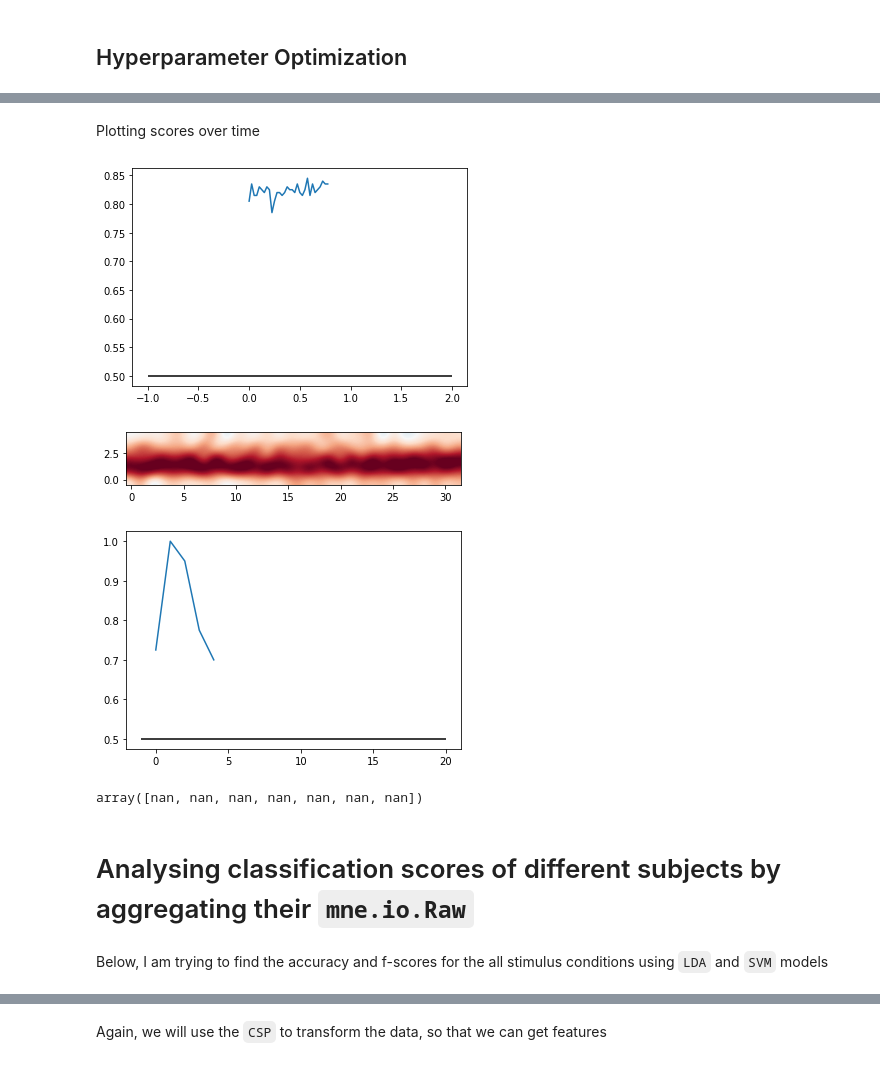
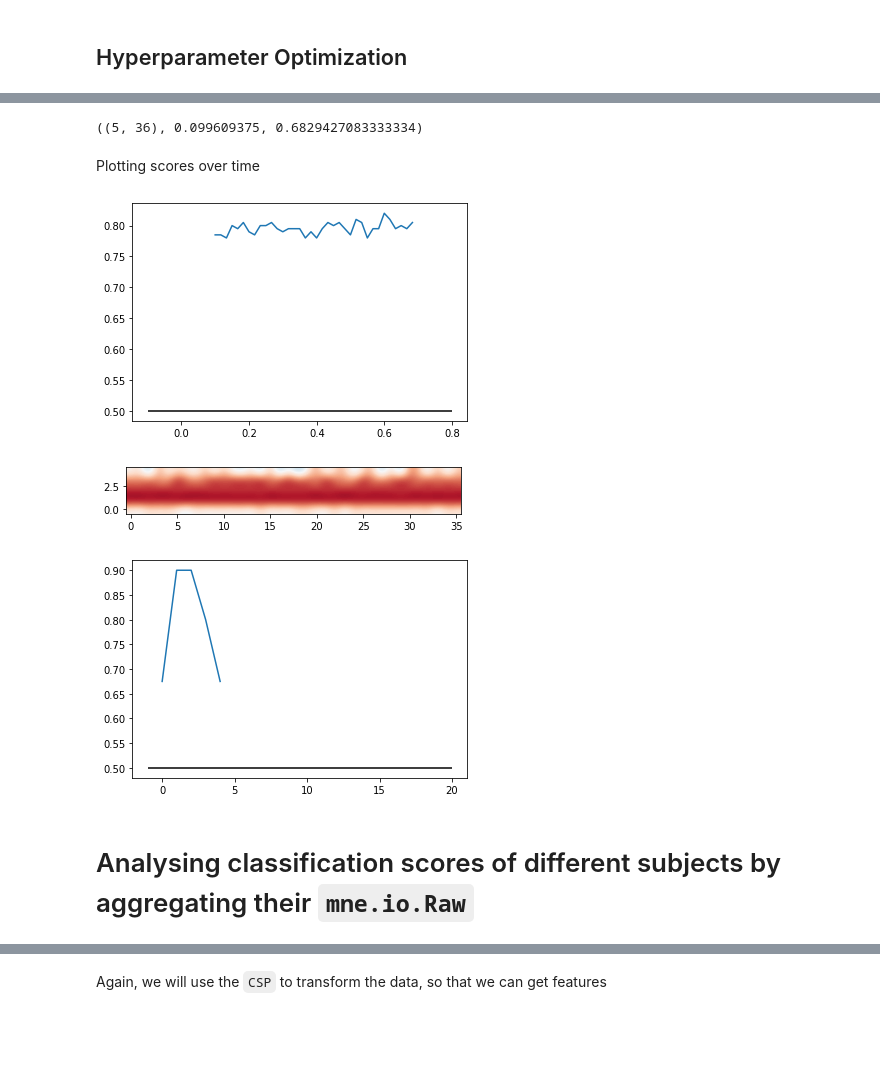
Before and after one commit to ssaket/eeg-pipeline, a Jupyter notebook: decoding.ipynb, the cells around one changed output, grey strips where cells are left out. Drawn from its saved outputs; the diff is of its cells as text; code cells hidden in the pictures; blank space fills up the shorter version.

```diff
--- a/decoding.ipynb
+++ b/decoding.ipynb
@@ -42,5 +46,5 @@ Init the training data
 # %%
-decoder = EEGDecoder('stimulus', (-0.2, 1), (0.0, 0.8), pipeline.raw)
+decoder = EEGDecoder('stimulus', (-0.1, 0.8), (0.1, 0.7), pipeline.raw)
 # %% [markdown]
 we will use the CSP feature transformer to transform the feature
 # %%
@@ -123,6 +152,6 @@ Best Score: 0.8400000000000001
 # %%
 timeDecode = SlidingEstimator(clf_svm);
-epch_train = decoder.epochs.load_data().copy().resample(40);
+epch_train = decoder.epochs.load_data().copy().resample(60)
 scores = cross_val_multiscore(timeDecode, epch_train.get_data(), labels, cv=StratifiedKFold(n_splits=5), n_jobs=2);
 print('Accuracy score {}'.format(np.mean(scores)));
 # %% [output]
@@ -130,18 +165,22 @@ Accuracy score 0.8231249999999999
+# %%
+scores.shape, epch_train.tmin, epch_train.tmax
+# %% [output]
+((5, 36), 0.099609375, 0.6829427083333334)
 # %% [markdown]
 Plotting scores over time
 # %%
 plt.plot(epch_train.times,scores.mean(axis=0));
-plt.hlines(0.5,-1,2,'k');
+plt.hlines(0.5,-0.1,0.8,'k');
 # %% [output]
-[figure, old version]
+[figure, new version]
 # %%
 scores.shape
 im = plt.imshow(scores, interpolation='lanczos', origin='lower', cmap='RdBu_r',vmin=0.2, vmax=1);
 # plt.colorbar()
 # %% [output]
-[figure, old version]
+[figure, new version]
 # %%
 plt.plot(np.diag(scores));
 plt.hlines(0.5,-1,20,'k');
 # %% [output]
-[figure, old version]
+[figure, new version]
@@ -158,14 +187,2 @@ plt.hlines(0.5,-1,20,'k');
-# %%
-clf_svm = make_pipeline(Vectorizer(), StandardScaler(), svm.SVC(kernel='linear', C=1));
-clrs = OvertimePipelineDecoder(clf_svm);
-# clrs
-epochs, labels = decoder.epochs.copy(), decoder.epochs.events[:, -1]
-clrs.fit(epochs, labels, resampling_freq=256);
-scores = clrs.predict(w_size=0.5);
-scores
-# %% [output]
-array([nan, nan, nan, nan, nan, nan, nan])
 # %% [markdown]
 # Analysing classification scores of different subjects by aggregating their `mne.io.Raw`
-# %% [markdown]
-Below, I am trying to find the accuracy and f-scores for the all stimulus conditions using `LDA` and `SVM` models
```
Also changed, not shown: parts of 55 cells of this notebook, 1 other file.
